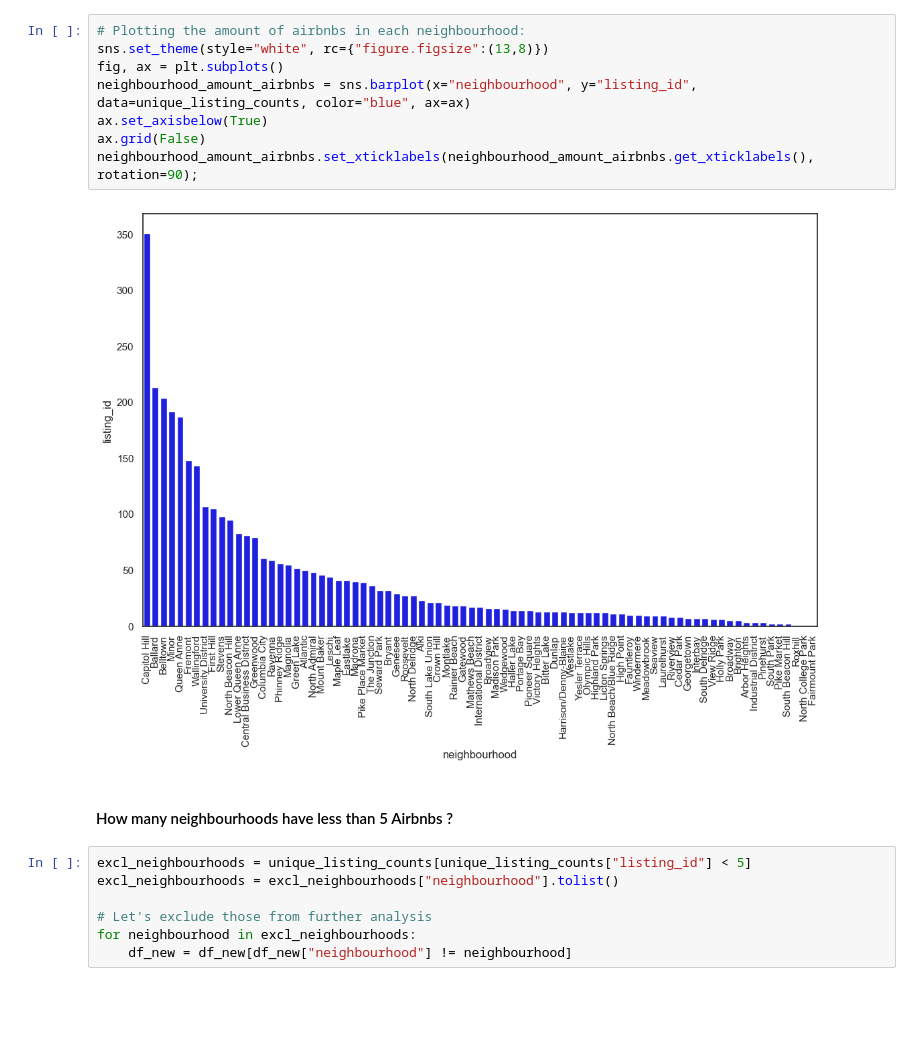
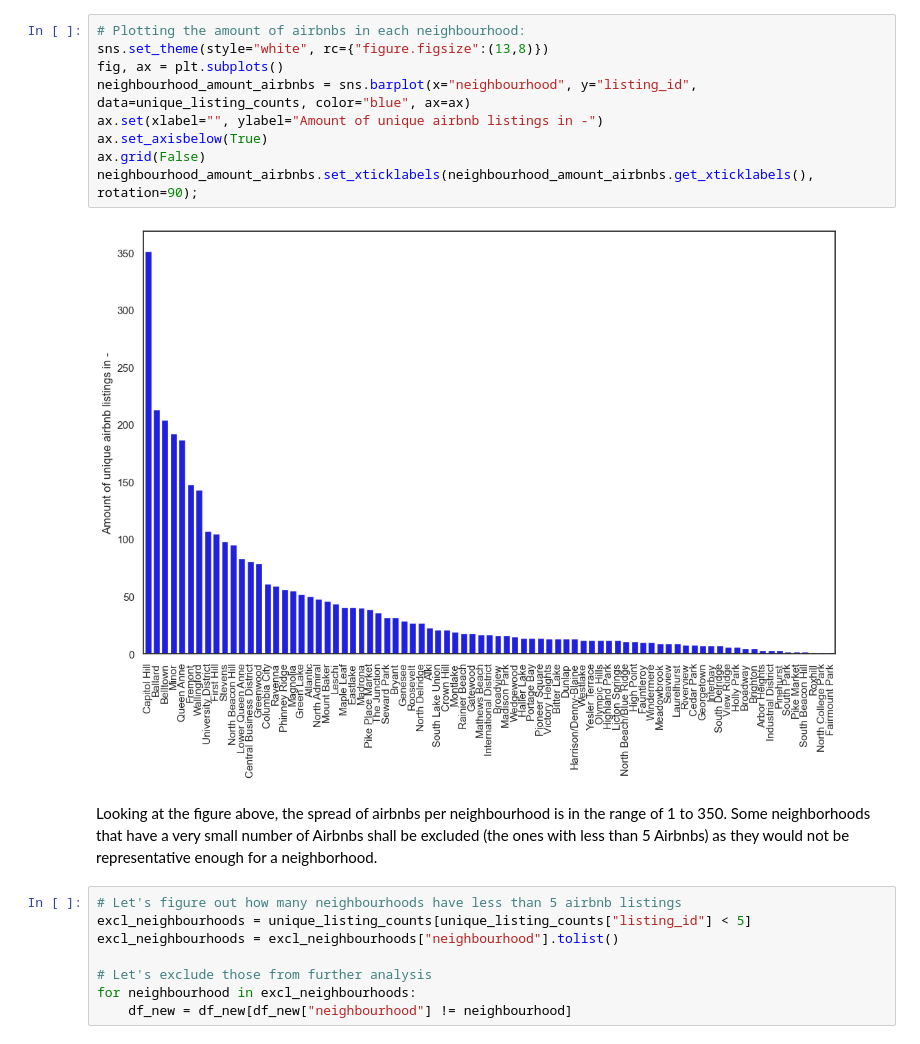
Before and after one commit to Sav019/airbnb-project-udacity, a Jupyter notebook: airbnb-project.ipynb, the cells around one changed output. Cells and saved outputs as stored; diff of their text form; blank space fills up the shorter version.

```diff
--- a/airbnb-project.ipynb
+++ b/airbnb-project.ipynb
@@ -100,16 +160,18 @@ unique_listing_counts = df_new.groupby("neighbourhood")["listing_id"].nunique().
 # %%
 # Plotting the amount of airbnbs in each neighbourhood:
 sns.set_theme(style="white", rc={"figure.figsize":(13,8)})
 fig, ax = plt.subplots()
 neighbourhood_amount_airbnbs = sns.barplot(x="neighbourhood", y="listing_id", data=unique_listing_counts, color="blue", ax=ax)
+ax.set(xlabel="", ylabel="Amount of unique airbnb listings in -")
 ax.set_axisbelow(True)
 ax.grid(False)
 neighbourhood_amount_airbnbs.set_xticklabels(neighbourhood_amount_airbnbs.get_xticklabels(), rotation=90);
 # %% [output]
-[figure, old version]
+[figure, new version]
-# %% [markdown]
-#### How many neighbourhoods have less than 5 Airbnbs ?
+# %% [markdown]
+Looking at the figure above, the spread of airbnbs per neighbourhood is in the range of 1 to 350. Some neighborhoods that have a very small number of Airbnbs shall be excluded (the ones with less than 5 Airbnbs) as they would not be representative enough for a neighborhood.
 # %%
+# Let's figure out how many neighbourhoods have less than 5 airbnb listings
 excl_neighbourhoods = unique_listing_counts[unique_listing_counts["listing_id"] < 5]
 excl_neighbourhoods = excl_neighbourhoods["neighbourhood"].tolist()
 
```
Also changed, not shown: parts of 52 cells of this notebook, 1 other file.
